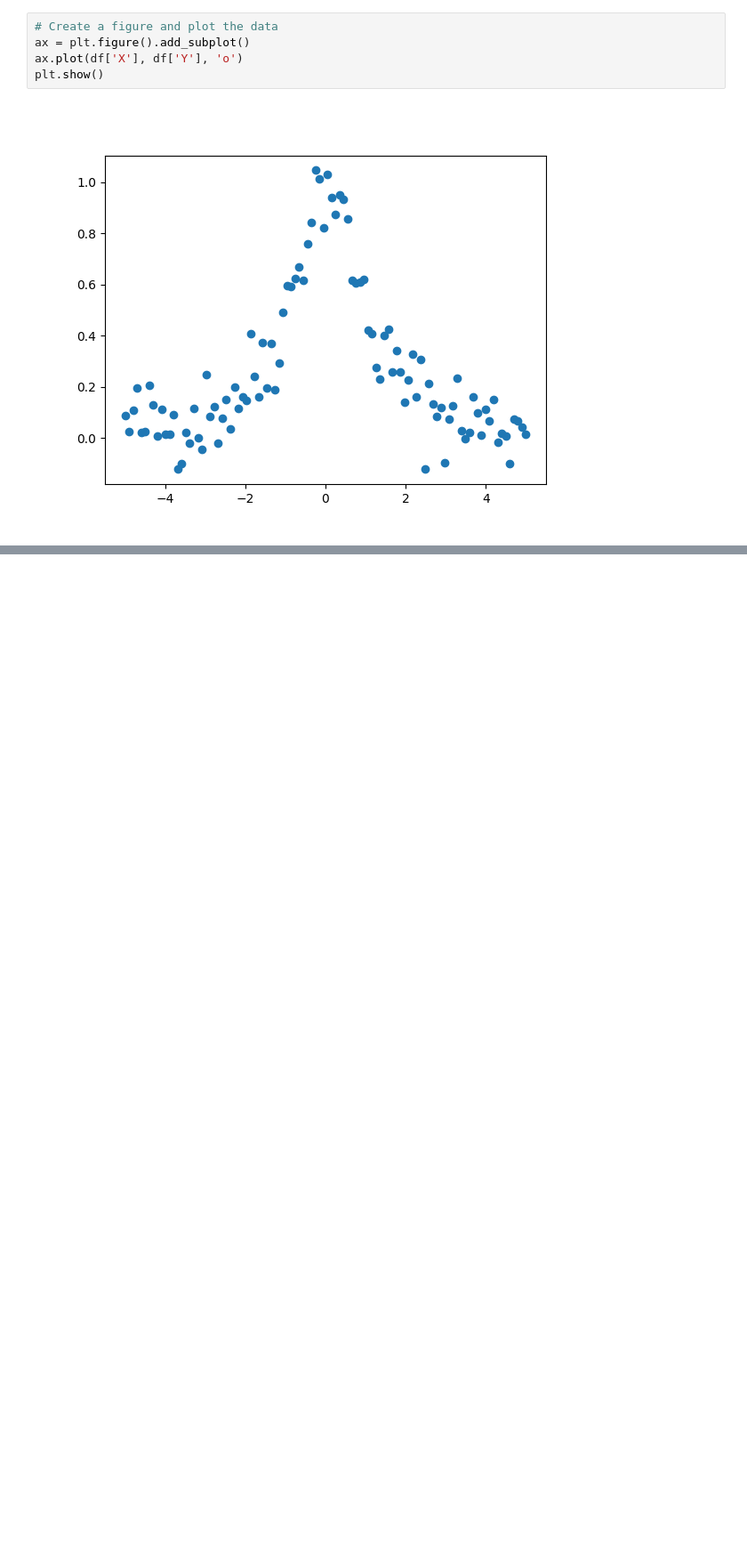
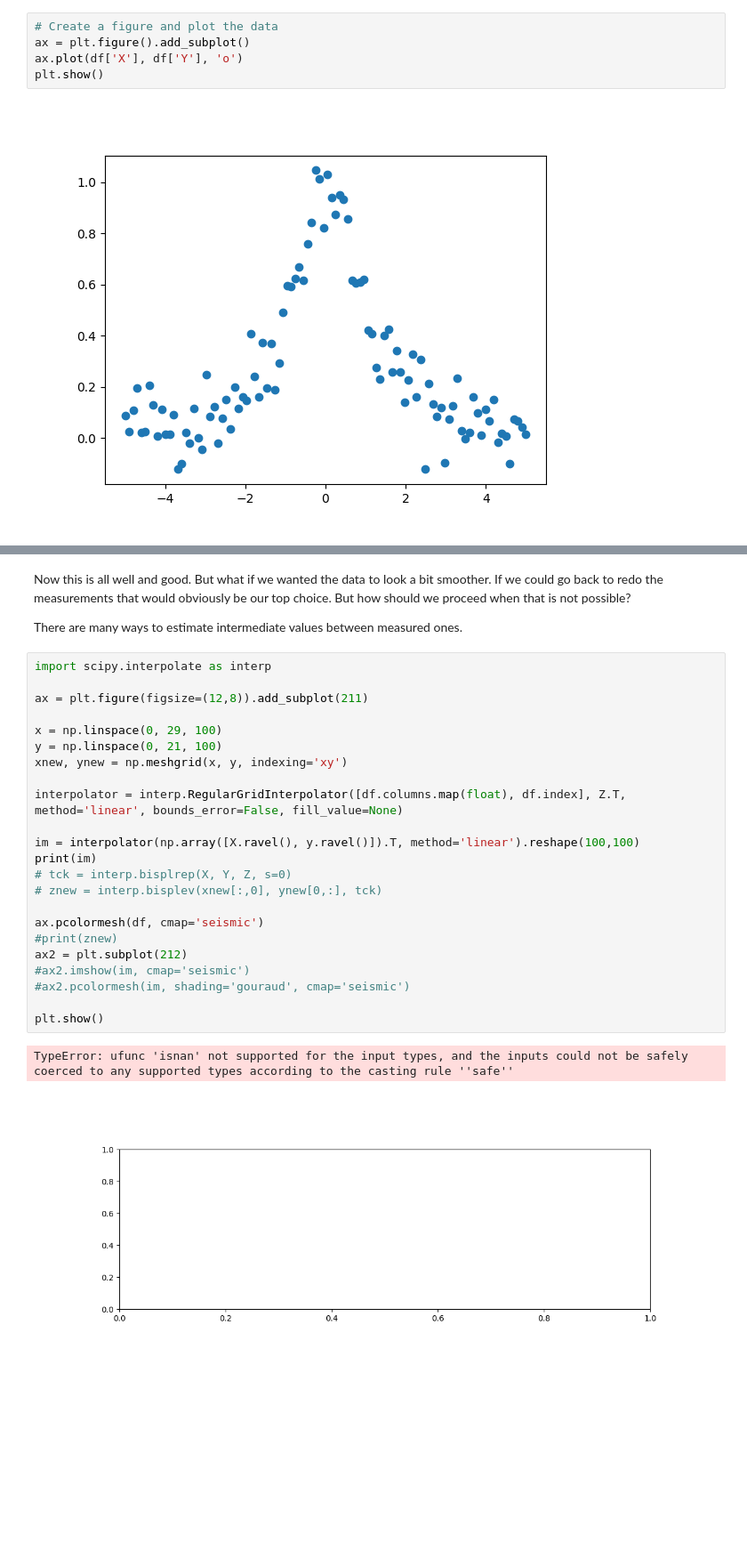
Before and after one commit to Jondesan/python_workshop, a Jupyter notebook: fft/workshop_notebook.ipynb, the cells around one changed output, grey strips where cells are left out. Shown at 89% size. Cells and saved outputs as stored; diff of their text form; blank space fills up the shorter version.

```diff
--- a/fft/workshop_notebook.ipynb
+++ b/fft/workshop_notebook.ipynb
@@ -191,0 +261,30 @@ plt.show()
+# %% [markdown]
+Now this is all well and good. But what if we wanted the data to look a bit smoother. If we could go back to redo the measurements that would obviously be our top choice. But how should we proceed when that is not possible?
+
+There are many ways to estimate intermediate values between measured ones.
+# %%
+import scipy.interpolate as interp
+
+ax = plt.figure(figsize=(12,8)).add_subplot(211)
+
+x = np.linspace(0, 29, 100)
+y = np.linspace(0, 21, 100)
+xnew, ynew = np.meshgrid(x, y, indexing='xy')
+
+interpolator = interp.RegularGridInterpolator([df.columns.map(float), df.index], Z.T, method='linear', bounds_error=False, fill_value=None)
+
+im = interpolator(np.array([X.ravel(), y.ravel()]).T, method='linear').reshape(100,100)
+print(im)
+# tck = interp.bisplrep(X, Y, Z, s=0)
+# znew = interp.bisplev(xnew[:,0], ynew[0,:], tck)
+
+ax.pcolormesh(df, cmap='seismic')
+#print(znew)
+ax2 = plt.subplot(212)
+#ax2.imshow(im, cmap='seismic')
+#ax2.pcolormesh(im, shading='gouraud', cmap='seismic')
+
+plt.show()
+# %% [output]
+TypeError: ufunc 'isnan' not supported for the input types, and the inputs could not be safely coerced to any supported types according to the casting rule ''safe''
+[figure, added]
```
Also changed, not shown: parts of 9 cells of this notebook, 1 other file.
